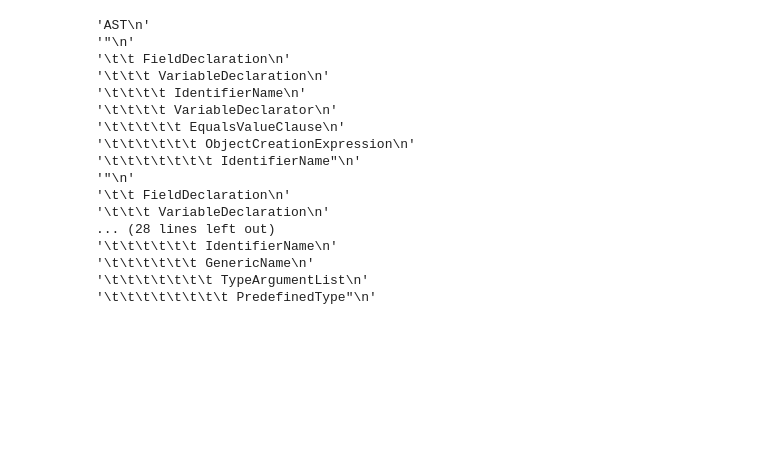
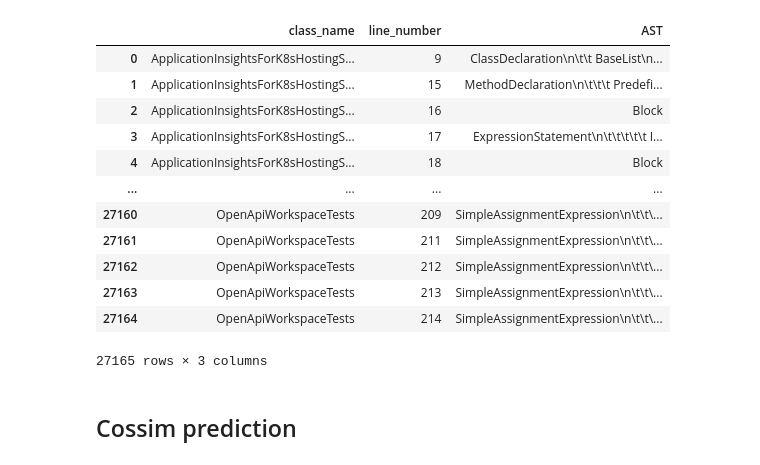
Before and after one commit to myahyavar/CodeSmellDetection, a Jupyter notebook: Embedding/DeepLearningPrediction.ipynb, the cells around one changed output. Cells and saved outputs as stored; diff of their text form; code cells hidden in the pictures; blank space fills up the shorter version.

```diff
--- a/Embedding/DeepLearningPrediction.ipynb
+++ b/Embedding/DeepLearningPrediction.ipynb
@@ -1,40 +1,21 @@
-# %%
-import pandas as pd
-import random
-
-# Read the original CSV file
-df = pd.read_csv('test-data_encoded.csv')
-
-# Select random 5 ASTs from the 'parsed_smell' column
-random_ast_indices = random.sample(range(len(df)), 5)
-random_asts = df.loc[random_ast_indices, 'parsed_smell']
-
-# Create a new DataFrame with the selected ASTs
-input_df = pd.DataFrame({'AST': random_asts})
-
-# Save the DataFrame to 'input.csv'
-input_df.to_csv('input.csv', index=False)
-
-# Print the contents of the 'input.csv' file with tabs and spaces represented
-with open('input.csv', 'r') as file:
-    content = file.readlines()
-    for line in content:
-        print(repr(line))
-# %% [output]
-'AST\n'
-'"\n'
-'\t\t FieldDeclaration\n'
-'\t\t\t VariableDeclaration\n'
-'\t\t\t\t IdentifierName\n'
-'\t\t\t\t VariableDeclarator\n'
-'\t\t\t\t\t EqualsValueClause\n'
-'\t\t\t\t\t\t ObjectCreationExpression\n'
-'\t\t\t\t\t\t\t IdentifierName"\n'
-'"\n'
-'\t\t FieldDeclaration\n'
-'\t\t\t VariableDeclaration\n'
-... (28 lines left out)
-'\t\t\t\t\t\t IdentifierName\n'
-'\t\t\t\t\t\t GenericName\n'
-'\t\t\t\t\t\t\t TypeArgumentList\n'
-'\t\t\t\t\t\t\t\t PredefinedType"\n'
+# %%
+import pandas as pd
+
+df = pd.read_csv('input.csv')
+df
+# %% [output]
+|  | class_name | line_number | AST |
+| 0 | ApplicationInsightsForK8sHostingS... | 9 | ClassDeclaration\n\t\t BaseList\n... |
+| 1 | ApplicationInsightsForK8sHostingS... | 15 | MethodDeclaration\n\t\t\t Predefi... |
+| 2 | ApplicationInsightsForK8sHostingS... | 16 | Block |
+| 3 | ApplicationInsightsForK8sHostingS... | 17 | ExpressionStatement\n\t\t\t\t\t I... |
+| 4 | ApplicationInsightsForK8sHostingS... | 18 | Block |
+| ... | ... | ... | ... |
+| 27160 | OpenApiWorkspaceTests | 209 | SimpleAssignmentExpression\n\t\t\... |
+| 27161 | OpenApiWorkspaceTests | 211 | SimpleAssignmentExpression\n\t\t\... |
+| 27162 | OpenApiWorkspaceTests | 212 | SimpleAssignmentExpression\n\t\t\... |
+| 27163 | OpenApiWorkspaceTests | 213 | SimpleAssignmentExpression\n\t\t\... |
+| 27164 | OpenApiWorkspaceTests | 214 | SimpleAssignmentExpression\n\t\t\... |
+27165 rows × 3 columns
+# %% [markdown]
+## Cossim prediction
```
Also changed, not shown: parts of 5 cells of this notebook, 21 other files.
